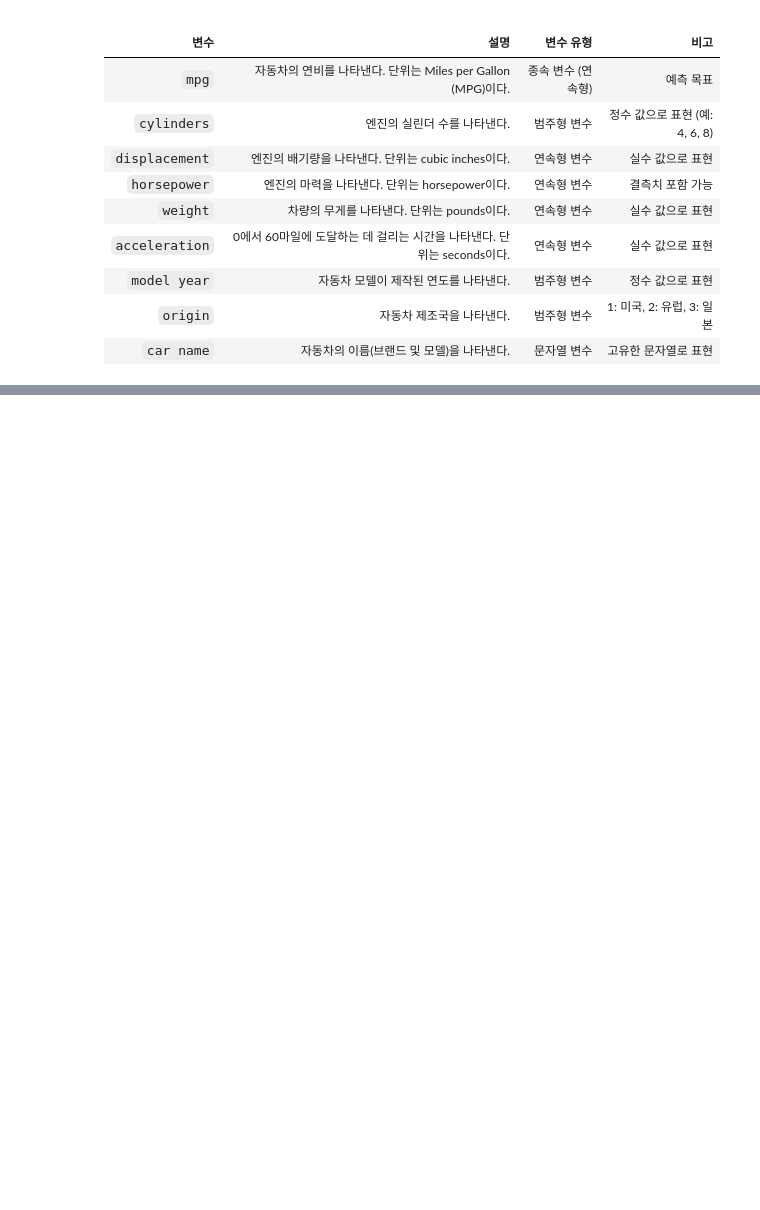
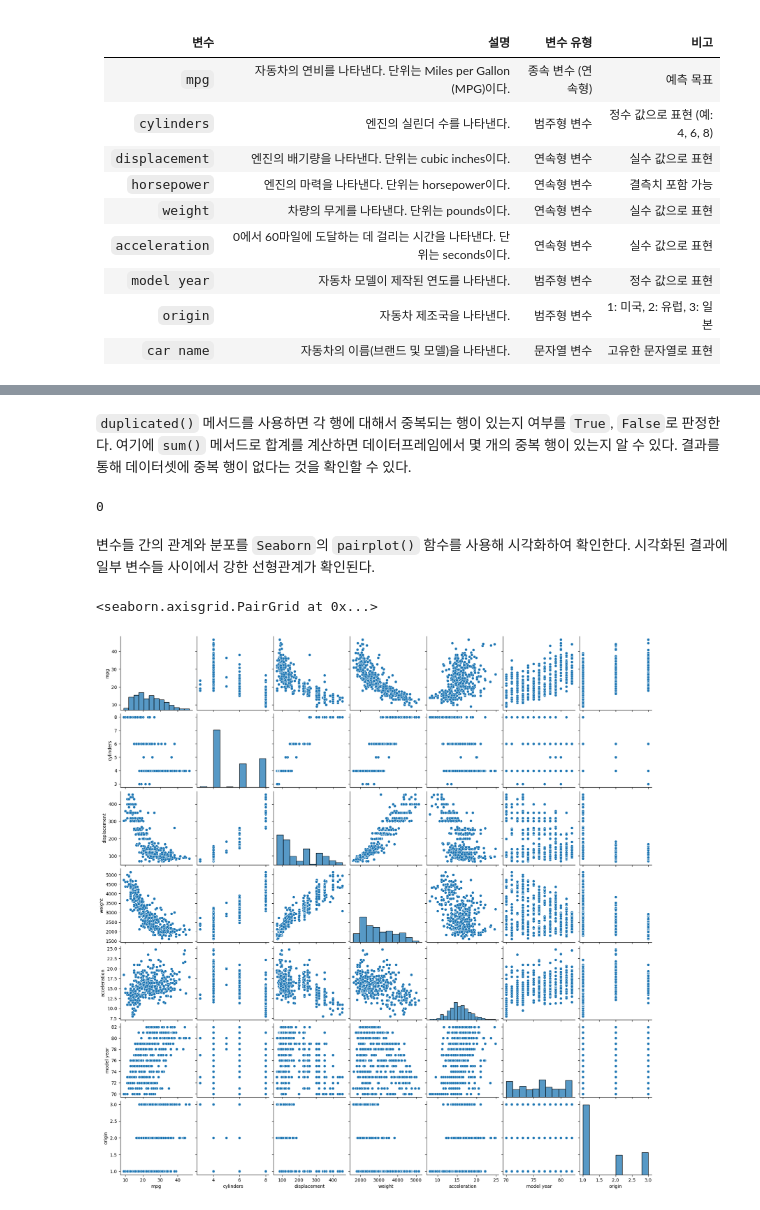
Before and after one commit to nicehyun/Machine_Learning, a Jupyter notebook: Simple_Linear_Regression.ipynb, the cells around one changed output, grey strips where cells are left out. Drawn from its saved outputs; the diff is of its cells as text; code cells hidden in the pictures; blank space fills up the shorter version.

```diff
--- a/Simple_Linear_Regression.ipynb
+++ b/Simple_Linear_Regression.ipynb
@@ -21,0 +25,12 @@ Auto-MPG 데이터셋은 다음과 같은 주요 특징들을 포함한다.
+# %%
+import pandas as pd
+import numpy as np
+import matplotlib.pyplot as plt
+import seaborn as sns
+
+df = pd.read_csv('./data/auto-mpg.csv', header=None)
+
+df.columns = ['mpg', 'cylinders', 'displacement', 'horsepower', 'weight',
+              'acceleration', 'model year', 'origin', 'name']
+
+df.head()
@@ -21,0 +100,14 @@ Auto-MPG 데이터셋은 다음과 같은 주요 특징들을 포함한다.
+# %% [markdown]
+`duplicated()` 메서드를 사용하면 각 행에 대해서 중복되는 행이 있는지 여부를 `True`, `False`로 판정한다. 여기에 `sum()` 메서드로 합계를 계산하면 데이터프레임에서 몇 개의 중복 행이 있는지 알 수 있다.
+결과를 통해 데이터셋에 중복 행이 없다는 것을 확인할 수 있다.
+# %%
+df.duplicated().sum()
+# %% [output]
+0
+# %% [markdown]
+변수들 간의 관계와 분포를 `Seaborn`의 `pairplot()` 함수를 사용해 시각화하여 확인한다. 시각화된 결과에 일부 변수들 사이에서 강한 선형관계가 확인된다.
+# %%
+sns.pairplot(df)
+# %% [output]
+<seaborn.axisgrid.PairGrid at 0x...>
+[figure, added]
```
Also changed, not shown: parts of 46 cells of this notebook.
